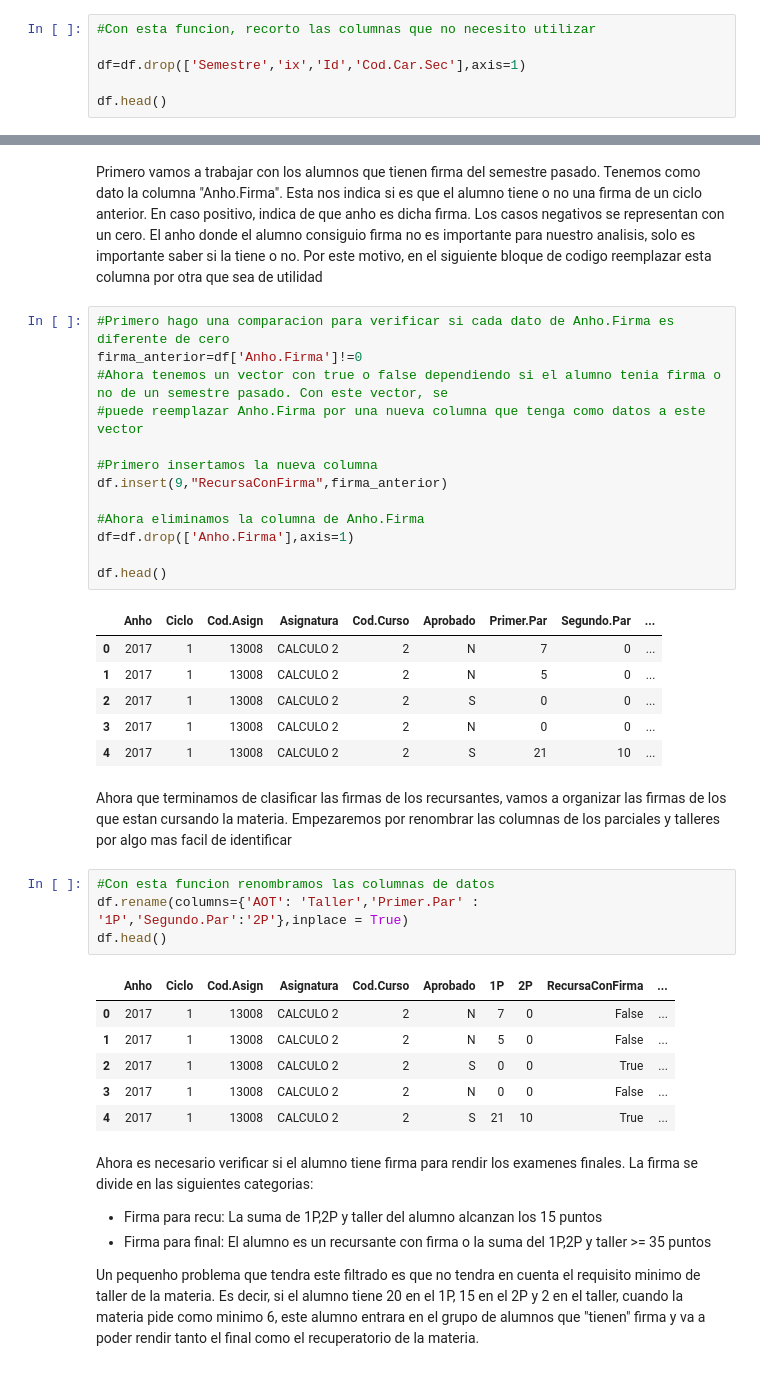
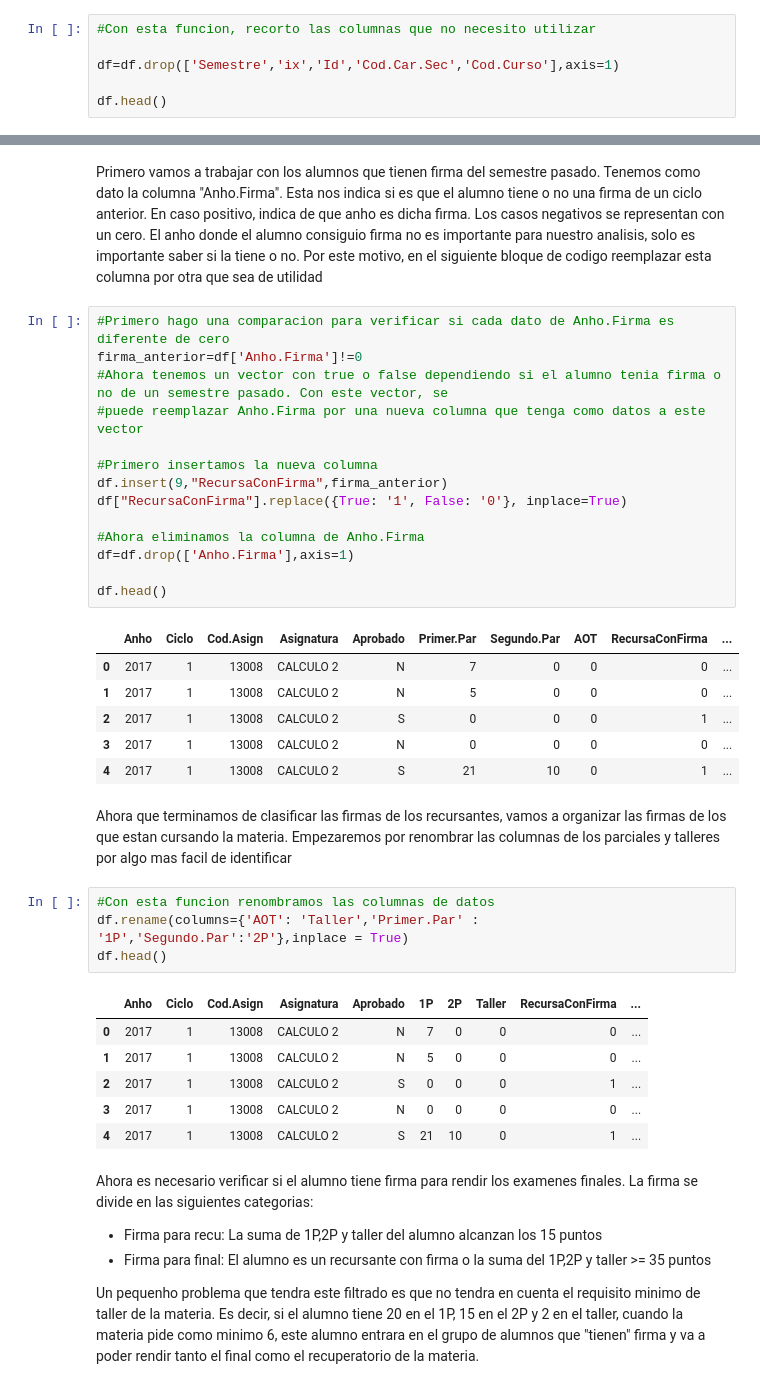
Before and after one commit to Hmersch96/M-M, a Jupyter notebook: Proyecto Final/Preprocesamiento_de_datos.ipynb, the cells around one changed output, grey strips where cells are left out. Saved outputs shown, nothing was run; the diff lists cells and outputs as text.

```diff
--- a/Proyecto Final/Preprocesamiento_de_datos.ipynb
+++ b/Proyecto Final/Preprocesamiento_de_datos.ipynb
@@ -54,7 +54,7 @@ Primeramente, los datos de la asignatura, el ciclo, el anho, los datos del prime
 # %%
 #Con esta funcion, recorto las columnas que no necesito utilizar
 
-df=df.drop(['Semestre','ix','Id','Cod.Car.Sec'],axis=1)
+df=df.drop(['Semestre','ix','Id','Cod.Car.Sec','Cod.Curso'],axis=1)
 
 df.head()
 # %% [output]
@@ -85,23 +85,24 @@ Primero vamos a trabajar con los alumnos que tienen firma del semestre pasado. T
 # %%
 #Primero hago una comparacion para verificar si cada dato de Anho.Firma es diferente de cero
 firma_anterior=df['Anho.Firma']!=0
 #Ahora tenemos un vector con true o false dependiendo si el alumno tenia firma o no de un semestre pasado. Con este vector, se
 #puede reemplazar Anho.Firma por una nueva columna que tenga como datos a este vector
 
 #Primero insertamos la nueva columna
 df.insert(9,"RecursaConFirma",firma_anterior)
+df["RecursaConFirma"].replace({True: '1', False: '0'}, inplace=True)
 
 #Ahora eliminamos la columna de Anho.Firma
 df=df.drop(['Anho.Firma'],axis=1)
 
 df.head()
 # %% [output]
-|  | Anho | Ciclo | Cod.Asign | Asignatura | Cod.Curso | Aprobado | Primer.Par | Segundo.Par | ... |
-| 0 | 2017 | 1 | 13008 | CALCULO 2 | 2 | N | 7 | 0 | ... |
-| 1 | 2017 | 1 | 13008 | CALCULO 2 | 2 | N | 5 | 0 | ... |
-| 2 | 2017 | 1 | 13008 | CALCULO 2 | 2 | S | 0 | 0 | ... |
-| 3 | 2017 | 1 | 13008 | CALCULO 2 | 2 | N | 0 | 0 | ... |
-| 4 | 2017 | 1 | 13008 | CALCULO 2 | 2 | S | 21 | 10 | ... |
+|  | Anho | Ciclo | Cod.Asign | Asignatura | Aprobado | Primer.Par | Segundo.Par | AOT | RecursaConFirma | ... |
+| 0 | 2017 | 1 | 13008 | CALCULO 2 | N | 7 | 0 | 0 | 0 | ... |
+| 1 | 2017 | 1 | 13008 | CALCULO 2 | N | 5 | 0 | 0 | 0 | ... |
+| 2 | 2017 | 1 | 13008 | CALCULO 2 | S | 0 | 0 | 0 | 1 | ... |
+| 3 | 2017 | 1 | 13008 | CALCULO 2 | N | 0 | 0 | 0 | 0 | ... |
+| 4 | 2017 | 1 | 13008 | CALCULO 2 | S | 21 | 10 | 0 | 1 | ... |
 # %% [markdown]
 Ahora que terminamos de clasificar las firmas de los recursantes, vamos a organizar las firmas de los que estan cursando la materia. Empezaremos por renombrar las columnas de los parciales y talleres por algo mas facil de identificar
 # %%
@@ -109,12 +110,12 @@ Ahora que terminamos de clasificar las firmas de los recursantes, vamos a organi
 df.rename(columns={'AOT': 'Taller','Primer.Par' : '1P','Segundo.Par':'2P'},inplace = True)
 df.head()
 # %% [output]
-|  | Anho | Ciclo | Cod.Asign | Asignatura | Cod.Curso | Aprobado | 1P | 2P | RecursaConFirma | ... |
-| 0 | 2017 | 1 | 13008 | CALCULO 2 | 2 | N | 7 | 0 | False | ... |
-| 1 | 2017 | 1 | 13008 | CALCULO 2 | 2 | N | 5 | 0 | False | ... |
-| 2 | 2017 | 1 | 13008 | CALCULO 2 | 2 | S | 0 | 0 | True | ... |
-| 3 | 2017 | 1 | 13008 | CALCULO 2 | 2 | N | 0 | 0 | False | ... |
-| 4 | 2017 | 1 | 13008 | CALCULO 2 | 2 | S | 21 | 10 | True | ... |
+|  | Anho | Ciclo | Cod.Asign | Asignatura | Aprobado | 1P | 2P | Taller | RecursaConFirma | ... |
+| 0 | 2017 | 1 | 13008 | CALCULO 2 | N | 7 | 0 | 0 | 0 | ... |
+| 1 | 2017 | 1 | 13008 | CALCULO 2 | N | 5 | 0 | 0 | 0 | ... |
+| 2 | 2017 | 1 | 13008 | CALCULO 2 | S | 0 | 0 | 0 | 1 | ... |
+| 3 | 2017 | 1 | 13008 | CALCULO 2 | N | 0 | 0 | 0 | 0 | ... |
+| 4 | 2017 | 1 | 13008 | CALCULO 2 | S | 21 | 10 | 0 | 1 | ... |
 # %% [markdown]
 Ahora es necesario verificar si el alumno tiene firma para rendir los examenes finales. La firma se divide en las siguientes categorias:
 <ul>
```
Also changed, not shown: parts of 7 cells of this notebook, 20 other files.
